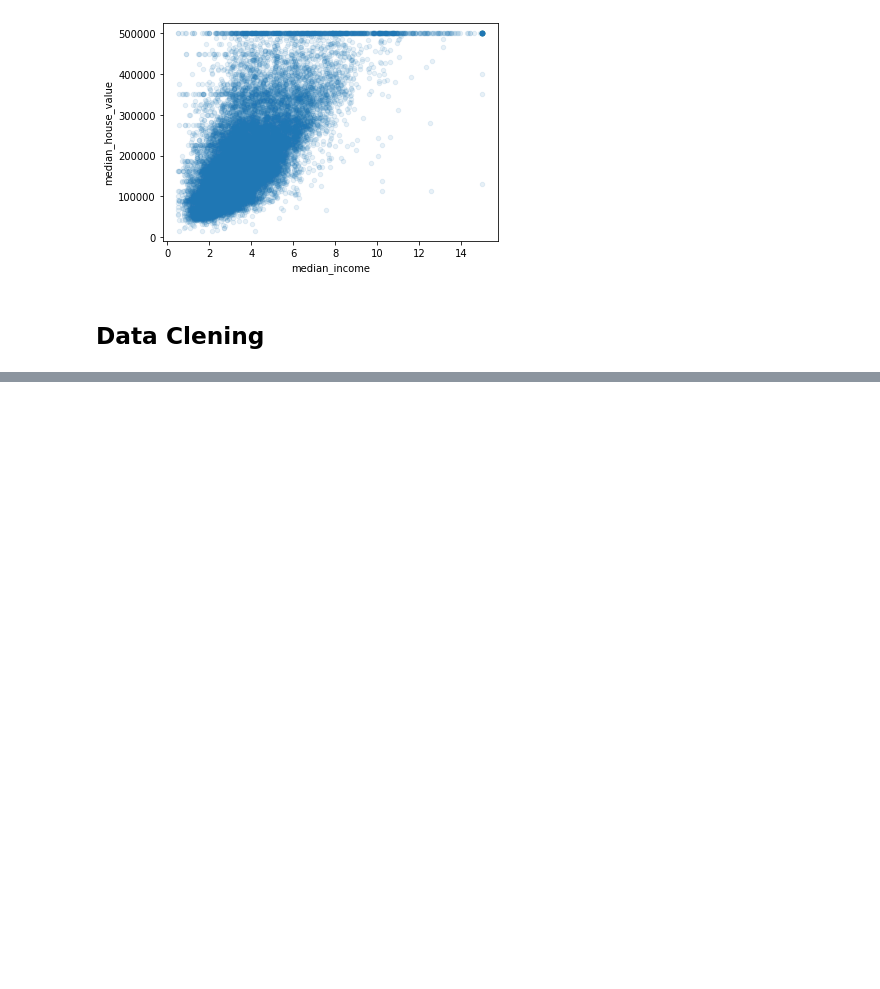
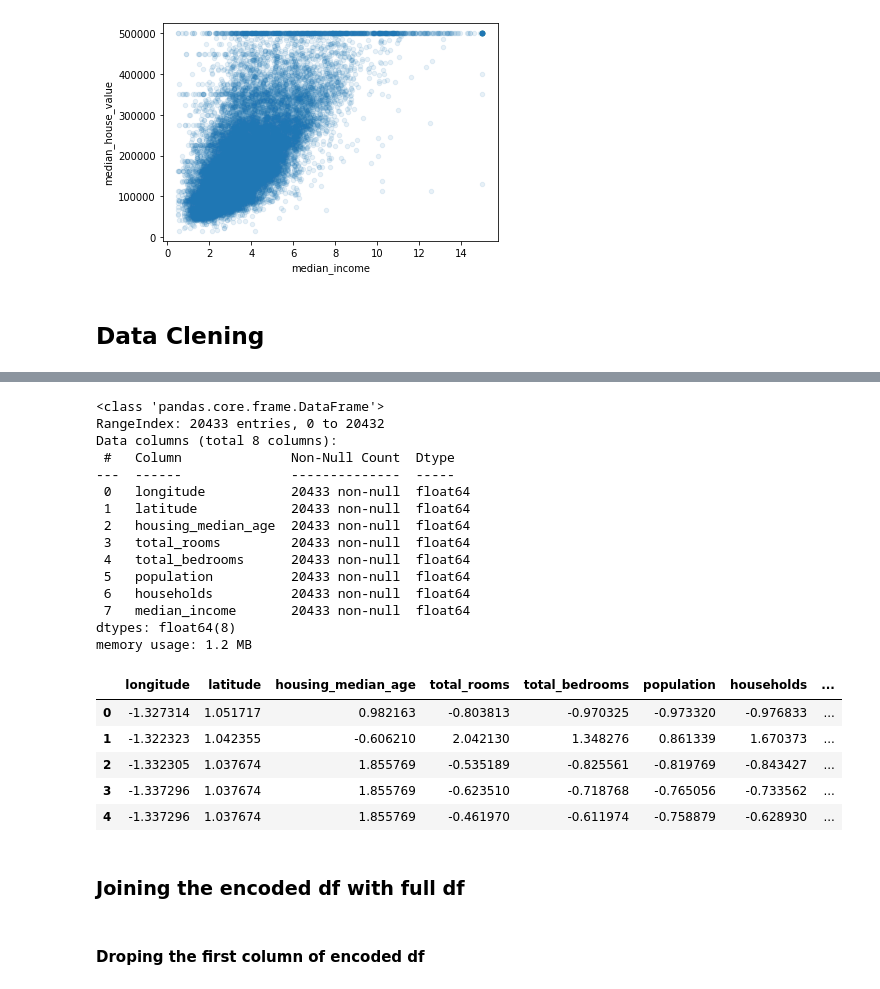
Before and after one commit to vishvaRam/House-Price-Predicition, a Jupyter notebook: California Housing.ipynb, the cells around one changed output, grey strips where cells are left out. Saved outputs shown, nothing was run; the diff lists cells and outputs as text; code cells hidden in the pictures; blank space fills up the shorter version.

```diff
--- a/California Housing.ipynb
+++ b/California Housing.ipynb
@@ -235,0 +130,6 @@ sns.histplot(scaled_train.median_income,bins=20)
+# %%
+housing_num = housing.drop(['ocean_proximity','median_house_value'],axis=1)
+housing_label = housing['median_house_value']
+
+# housing_label.head
+housing_num.info()
@@ -235,0 +152,35 @@ sns.histplot(scaled_train.median_income,bins=20)
+# %%
+from sklearn.preprocessing import StandardScaler
+scalar = StandardScaler()
+
+arr = scalar.fit_transform(housing_num)
+# %%
+# truning this arra into the df
+
+scaled_df = pd.DataFrame(arr,columns=housing_num.columns)
+scaled_df.info()
+scaled_df.head()
+# %% [output]
+<class 'pandas.core.frame.DataFrame'>
+RangeIndex: 20433 entries, 0 to 20432
+Data columns (total 8 columns):
+ #   Column              Non-Null Count  Dtype
+---  ------              --------------  -----
+ 0   longitude           20433 non-null  float64
+ 1   latitude            20433 non-null  float64
+ 2   housing_median_age  20433 non-null  float64
+ 3   total_rooms         20433 non-null  float64
+ 4   total_bedrooms      20433 non-null  float64
+ 5   population          20433 non-null  float64
+ 6   households          20433 non-null  float64
+ 7   median_income       20433 non-null  float64
+dtypes: float64(8)
+memory usage: 1.2 MB
+|  | longitude | latitude | housing_median_age | total_rooms | total_bedrooms | population | households | ... |
+| 0 | -1.327314 | 1.051717 | 0.982163 | -0.803813 | -0.970325 | -0.973320 | -0.976833 | ... |
+| 1 | -1.322323 | 1.042355 | -0.606210 | 2.042130 | 1.348276 | 0.861339 | 1.670373 | ... |
+| 2 | -1.332305 | 1.037674 | 1.855769 | -0.535189 | -0.825561 | -0.819769 | -0.843427 | ... |
+| 3 | -1.337296 | 1.037674 | 1.855769 | -0.623510 | -0.718768 | -0.765056 | -0.733562 | ... |
+| 4 | -1.337296 | 1.037674 | 1.855769 | -0.461970 | -0.611974 | -0.758879 | -0.628930 | ... |
+# %% [markdown]
+### Joining the encoded df with full df
@@ -235,0 +191,2 @@ sns.histplot(scaled_train.median_income,bins=20)
+# %% [markdown]
+#### Droping the first column of encoded df
```
Also changed, not shown: parts of 37 cells of this notebook.
